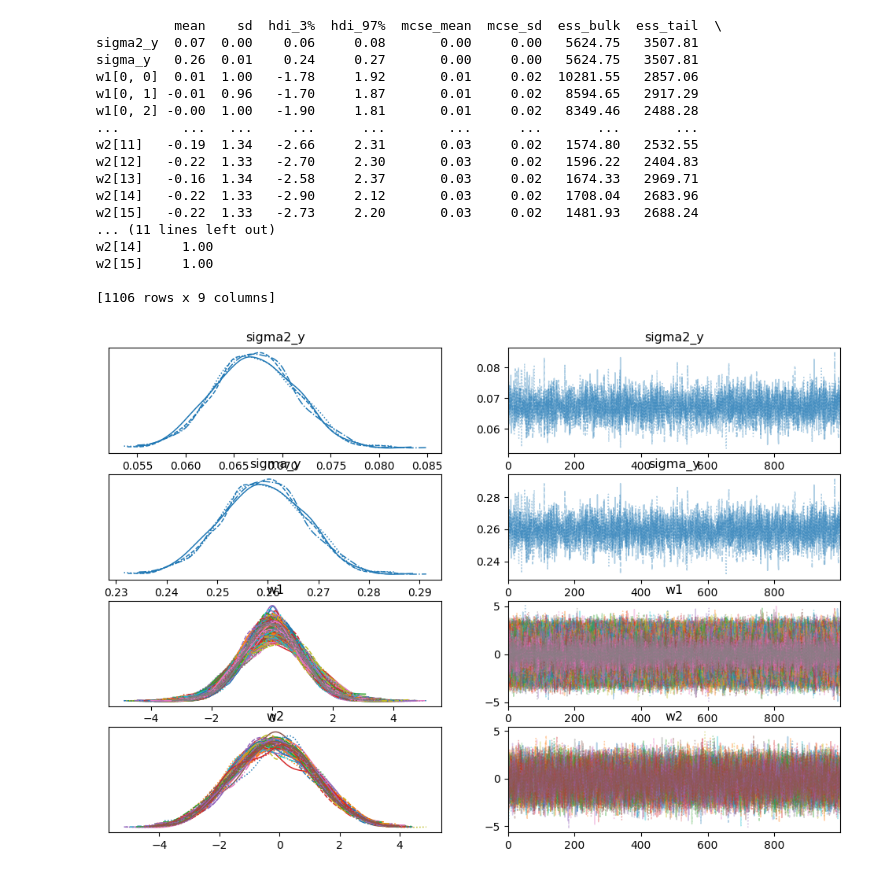
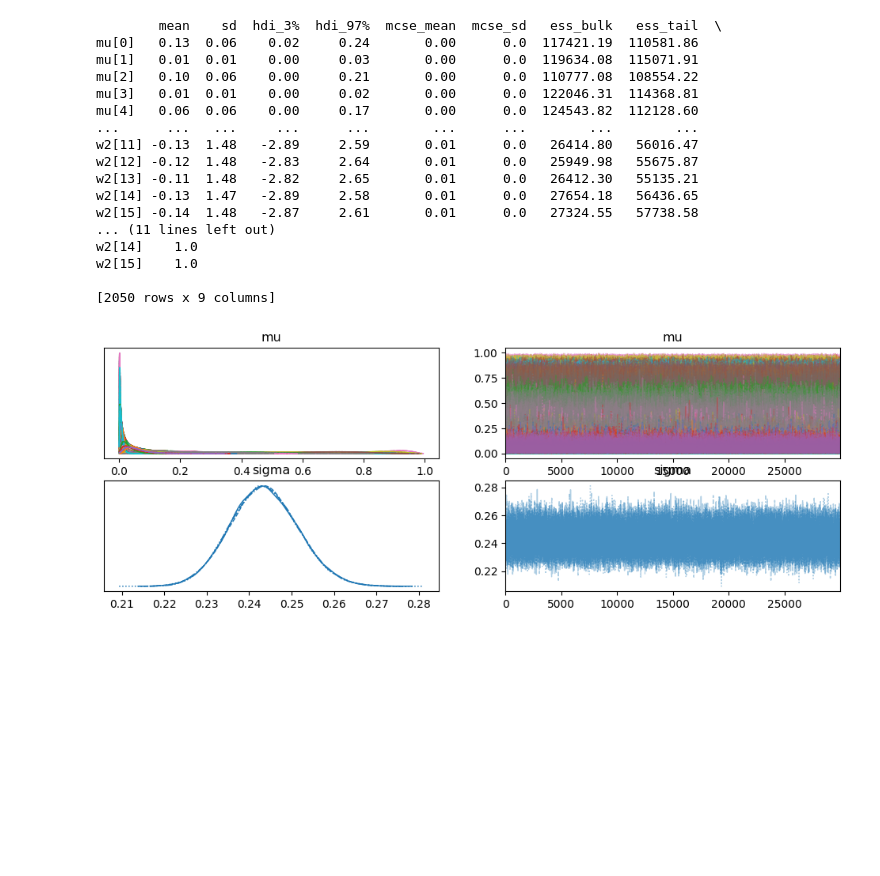
Before and after one commit to ThomasMMcBride/ml2-project, a Jupyter notebook: bayesian_nn.ipynb, the cells around one changed output. Drawn from its saved outputs; the diff is of its cells as text; code cells hidden in the pictures; blank space fills up the shorter version.

Commit message:
Final model (truncated normal likelihood)
Does not work super well, but explained ineffectiveness in paper.

```diff
--- a/bayesian_nn.ipynb
+++ b/bayesian_nn.ipynb
@@ -24,28 +24,39 @@ X_train, X_test, y_train, y_test = train_test_split(X_scaled, y, test_size=0.2,
 # %%
 n_hidden = 16
+y_train = np.clip(y_train, 1e-6, 1 - 1e-6)
 
 with pm.Model() as bnn_model:
-    alpha0 = 2.0
-    beta0 = 1.0
-    sigma2_y = pm.InverseGamma("sigma2_y", alpha=alpha0, beta=beta0)
-    sigma_y = pm.Deterministic("sigma_y", pt.sqrt(sigma2_y))
 
+    X = pm.Data("X", X_train)
+    y = pm.Data("y", y_train)
+
+    # Priors
     mu0_1, sigma0_1 = 0.0, 1.0
-    w1 = pm.Normal("w1", mu=mu0_1, sigma=sigma0_1, shape=(X_train.shape[1], n_hidden))
+    w1 = pm.Normal("w1", mu=mu0_1, sigma=sigma0_1, shape=(X.shape[1], n_hidden))
 
     mu0_2, sigma0_2 = 0.0, 1.0
-    w2 = pm.Normal("w2", mu=mu0_2, sigma=sigma0_2, shape=(n_hidden))
+    w2 = pm.Normal("w2", mu=mu0_2, sigma=sigma0_2, shape=(n_hidden,))
 
-    layer_1 = pt.dot(X_train, w1)
+    # Standard deviation prior
+    sigma = pm.HalfNormal("sigma", sigma=1.0)
+
+    # One hidden layer with sigmoid activation
+    layer_1 = pt.dot(X, w1)
     layer_1_sigmoid = pt.sigmoid(layer_1)
+    out = pt.dot(layer_1_sigmoid, w2)
+    mu = pm.Deterministic("mu", pt.sigmoid(out))
 
+    # Likelihood
+    y_obs = pm.TruncatedNormal(
+        "y_obs",
+        mu=mu,
+        sigma=sigma,
+        lower=0.0,
+        upper=1.0,
+        observed=y,
+    )
 
-    layer_2 = pt.dot(layer_1_sigmoid, w2)
-    layer_2_sigmoid = pt.sigmoid(layer_2)
-
-    y_obs_train = pm.TruncatedNormal("y_obs_train", mu=layer_2_sigmoid, sigma=sigma_y, observed=y_train, lower=0, upper=1)
-
-    trace_train = pm.sample(1000, tune=180, target_accept=0.95, return_inferencedata=True)
+    trace = pm.sample(30000, tune=3000, target_accept=0.95, return_inferencedata=True)
 # %% [output]
 Initializing NUTS using jitter+adapt_diag...
 Multiprocess sampling (4 chains in 4 jobs)
@@ -56,24 +67,24 @@ Sampling 4 chains for 180 tune and 1_000 draw iterations (720 + 4_000 draws tota
 # %%
-print(az.summary(trace_train, round_to=2))
-az.plot_trace(trace_train,  var_names=["sigma2_y", "sigma_y", "w1", "w2"])
+print(az.summary(trace, round_to=2))
+az.plot_trace(trace,  var_names=["mu", "sigma"])
 plt.show()
 # %% [output]
-          mean    sd  hdi_3%  hdi_97%  mcse_mean  mcse_sd  ess_bulk  ess_tail  \
-sigma2_y  0.07  0.00    0.06     0.08       0.00     0.00   5624.75   3507.81
-sigma_y   0.26  0.01    0.24     0.27       0.00     0.00   5624.75   3507.81
-w1[0, 0]  0.01  1.00   -1.78     1.92       0.01     0.02  10281.55   2857.06
-w1[0, 1] -0.01  0.96   -1.70     1.87       0.01     0.02   8594.65   2917.29
-w1[0, 2] -0.00  1.00   -1.90     1.81       0.01     0.02   8349.46   2488.28
-...        ...   ...     ...      ...        ...      ...       ...       ...
-w2[11]   -0.19  1.34   -2.66     2.31       0.03     0.02   1574.80   2532.55
-w2[12]   -0.22  1.33   -2.70     2.30       0.03     0.02   1596.22   2404.83
-w2[13]   -0.16  1.34   -2.58     2.37       0.03     0.02   1674.33   2969.71
-w2[14]   -0.22  1.33   -2.90     2.12       0.03     0.02   1708.04   2683.96
-w2[15]   -0.22  1.33   -2.73     2.20       0.03     0.02   1481.93   2688.24
+        mean    sd  hdi_3%  hdi_97%  mcse_mean  mcse_sd   ess_bulk   ess_tail  \
+mu[0]   0.13  0.06    0.02     0.24       0.00      0.0  117421.19  110581.86
+mu[1]   0.01  0.01    0.00     0.03       0.00      0.0  119634.08  115071.91
+mu[2]   0.10  0.06    0.00     0.21       0.00      0.0  110777.08  108554.22
+mu[3]   0.01  0.01    0.00     0.02       0.00      0.0  122046.31  114368.81
+mu[4]   0.06  0.06    0.00     0.17       0.00      0.0  124543.82  112128.60
+...      ...   ...     ...      ...        ...      ...        ...        ...
+w2[11] -0.13  1.48   -2.89     2.59       0.01      0.0   26414.80   56016.47
+w2[12] -0.12  1.48   -2.83     2.64       0.01      0.0   25949.98   55675.87
+w2[13] -0.11  1.48   -2.82     2.65       0.01      0.0   26412.30   55135.21
+w2[14] -0.13  1.47   -2.89     2.58       0.01      0.0   27654.18   56436.65
+w2[15] -0.14  1.48   -2.87     2.61       0.01      0.0   27324.55   57738.58
 ... (11 lines left out)
-w2[14]     1.00
-w2[15]     1.00
+w2[14]    1.0
+w2[15]    1.0
 
-[1106 rows x 9 columns]
+[2050 rows x 9 columns]
-[figure, old version]
+[figure, new version]
 # %%
```
Also changed, not shown: parts of 8 cells of this notebook, 1 other file.
